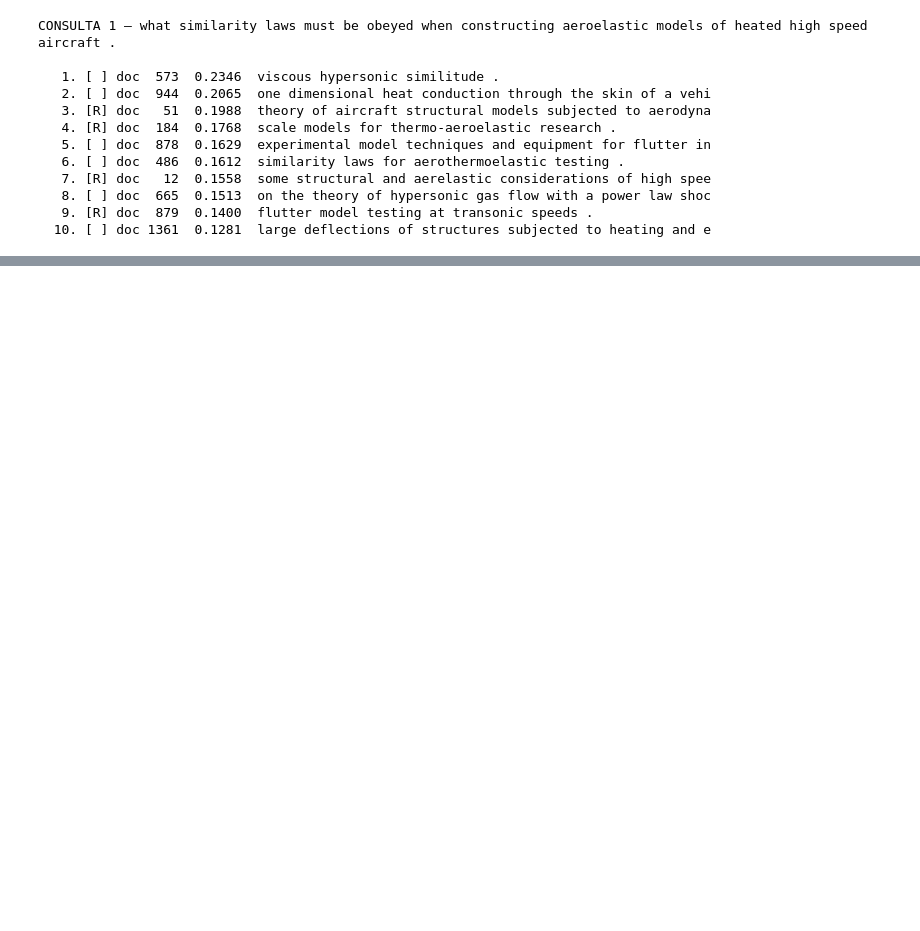
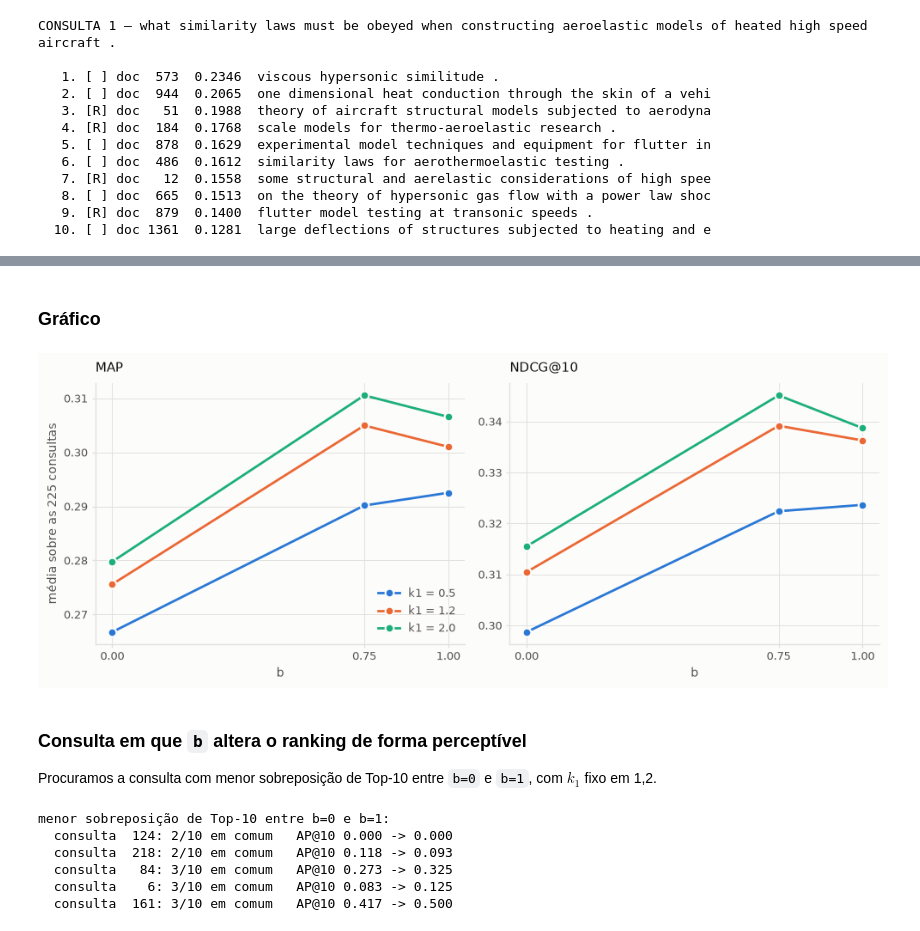
Before and after one commit to DemoreDev/rec-info, a Jupyter notebook: trabalho1/main.ipynb, the cells around one changed output, grey strips where cells are left out. Saved outputs shown, nothing was run; the diff lists cells and outputs as text; code cells hidden in the pictures; blank space fills up the shorter version.

```diff
--- a/trabalho1/main.ipynb
+++ b/trabalho1/main.ipynb
@@ -483,0 +1066,3 @@ No Top-10 da consulta 1, quatro dos dez documentos são relevantes. Vale registr
+# %%
+for query_id in by_query.nlargest(2, "delta").index:
+    compare_top(query_id)
@@ -483,0 +1089,3 @@ No Top-10 da consulta 1, quatro dos dez documentos são relevantes. Vale registr
+# %%
+for query_id in by_query.nsmallest(2, "delta").index:
+    compare_top(query_id)
@@ -483,0 +1144,13 @@ No Top-10 da consulta 1, quatro dos dez documentos são relevantes. Vale registr
+# %%
+for query_id in worst:
+    terms = query_tokens[COMPARE_CONFIG][query_ids.index(query_id)]
+    print(f"CONSULTA {query_id} — termos: {terms}")
+    print("  df na coleção: "
+          + ", ".join(f"{t}={len(bm25_model.index[t])}" if t in bm25_model.index else f"{t}=AUSENTE"
+                      for t in dict.fromkeys(terms)))
+    for doc_id in sorted(relevant[query_id]):
+        doc_idx = doc_position[doc_id]
+        present = [t for t in dict.fromkeys(terms) if t in set(doc_tokens[COMPARE_CONFIG][doc_idx])]
+        title = " ".join(docs["title"][doc_idx].split())[:58]
+        print(f"    doc {doc_id:>4s}  termos em comum: {present if present else 'NENHUM'}   {title}")
+    print()
@@ -483,0 +1260,55 @@ No Top-10 da consulta 1, quatro dos dez documentos são relevantes. Vale registr
+# %% [markdown]
+### Gráfico
+# %%
+C_K1 = ["#2a78d6", "#eb6834", "#1baf7a"]
+
+fig, axes = plt.subplots(1, 2, figsize=(10, 4), sharex=True)
+fig.patch.set_facecolor(SURFACE)
+
+for ax, metric in zip(axes, ["MAP", "NDCG@10"]):
+    for color, k1 in zip(C_K1, K1_VALUES):
+        serie = param_grid[param_grid.k1 == k1]
+        ax.plot(serie.b, serie[metric], color=color, lw=2, marker="o", ms=7,
+                mec=SURFACE, mew=1.5, label=f"k1 = {k1}", zorder=3)
+    ax.set_xlabel("b")
+    ax.set_title(metric, color=INK, fontsize=11, loc="left", pad=10)
+    ax.set_xticks(B_VALUES)
+    ax.grid(True, color=GRID, lw=.7, zorder=0)
+    style_axes(ax)
+
+axes[0].set_ylabel("média sobre as 225 consultas")
+axes[0].legend(frameon=False, fontsize=9, loc="lower right", labelcolor=INK2)
+
+fig.tight_layout()
+Path("results_req7").mkdir(parents=True, exist_ok=True)
+fig.savefig("results_req7/grid_bm25.png", dpi=150, facecolor=SURFACE)
+plt.show()
+# %% [output]
+[figure, added]
+# %% [markdown]
+### Consulta em que `b` altera o ranking de forma perceptível
+
+Procuramos a consulta com menor sobreposição de Top-10 entre `b=0` e `b=1`, com $k_1$ fixo em 1,2.
+# %%
+def top10_ids(query_id, k1=1.2, b=0.75):
+    i = query_ids.index(query_id)
+    ranking = bm25_search(bm25_model, query_tokens[COMPARE_CONFIG][i], k1=k1, b=b, top_k=10)
+    return [doc_ids[doc_idx] for doc_idx, _ in ranking]
+
+
+sensitivity = pd.Series(
+    {q: len(set(top10_ids(q, b=0.0)) & set(top10_ids(q, b=1.0))) for q in query_ids}
+).sort_values()
+
+print("menor sobreposição de Top-10 entre b=0 e b=1:")
+for query_id, shared in sensitivity.head(5).items():
+    ap0 = average_precision(top10_ids(query_id, b=0.0), relevant[query_id])
+    ap1 = average_precision(top10_ids(query_id, b=1.0), relevant[query_id])
+    print(f"  consulta {query_id:>4s}: {shared}/10 em comum   AP@10 {ap0:.3f} -> {ap1:.3f}")
+# %% [output]
+menor sobreposição de Top-10 entre b=0 e b=1:
+  consulta  124: 2/10 em comum   AP@10 0.000 -> 0.000
+  consulta  218: 2/10 em comum   AP@10 0.118 -> 0.093
+  consulta   84: 3/10 em comum   AP@10 0.273 -> 0.325
+  consulta    6: 3/10 em comum   AP@10 0.083 -> 0.125
+  consulta  161: 3/10 em comum   AP@10 0.417 -> 0.500
```
Also changed, not shown: parts of 92 cells of this notebook, 6 other files.
